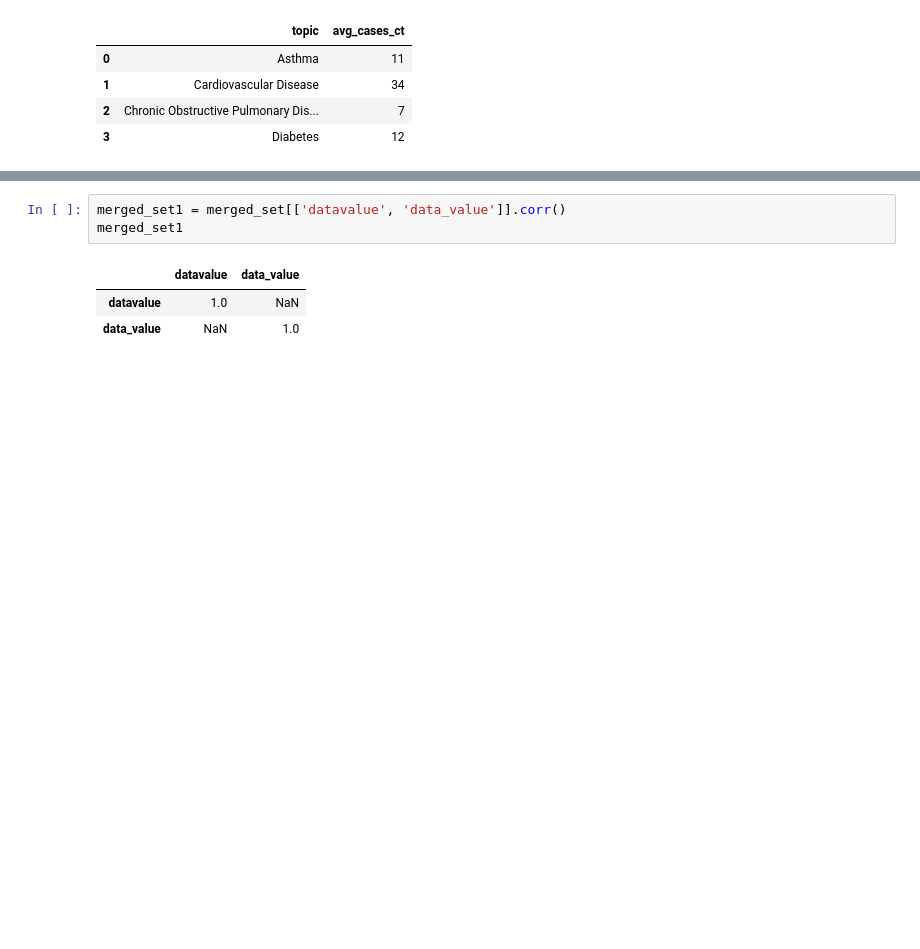
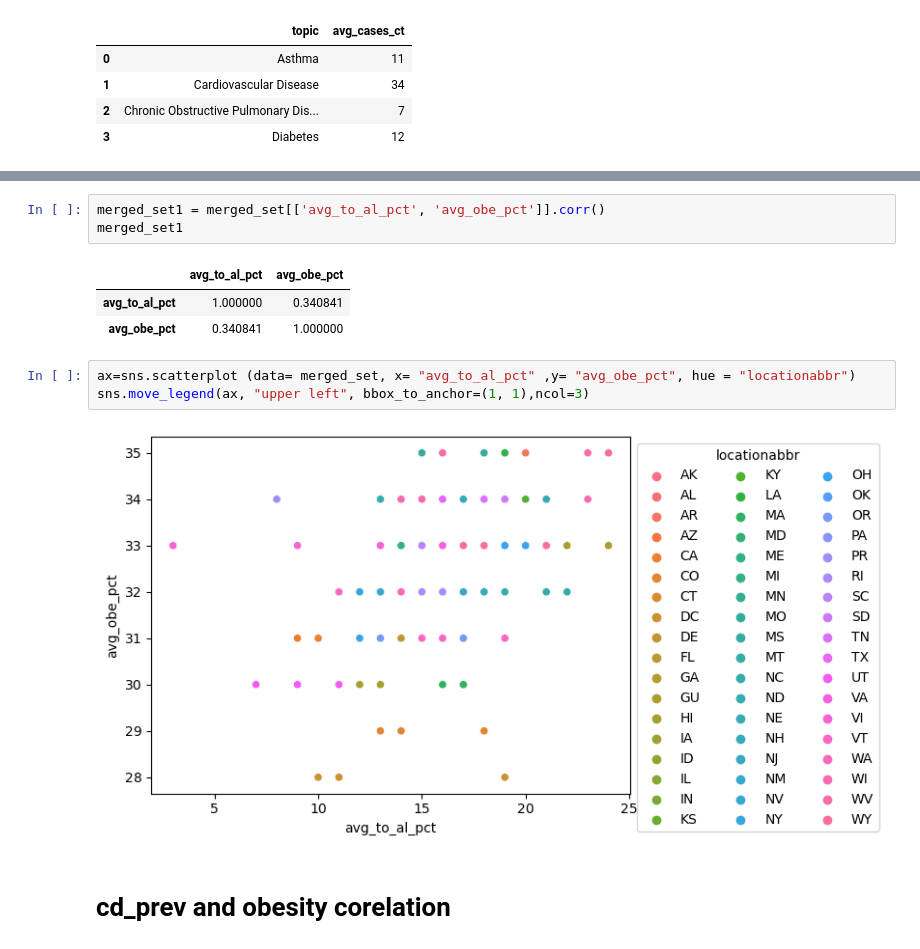
Before and after one commit to Khush0395/capstone_ptl, a Jupyter notebook: script/cd_pgpython.ipynb, the cells around one changed output, grey strips where cells are left out. Cells and saved outputs as stored; diff of their text form; blank space fills up the shorter version.

```diff
--- a/script/cd_pgpython.ipynb
+++ b/script/cd_pgpython.ipynb
@@ -642,7 +687,14 @@ merged_set
 # %%
-merged_set1 = merged_set[['datavalue', 'data_value']].corr()
+merged_set1 = merged_set[['avg_to_al_pct', 'avg_obe_pct']].corr()
 merged_set1
 # %% [output]
-|  | datavalue | data_value |
-| datavalue | 1.0 | NaN |
-| data_value | NaN | 1.0 |
+|  | avg_to_al_pct | avg_obe_pct |
+| avg_to_al_pct | 1.000000 | 0.340841 |
+| avg_obe_pct | 0.340841 | 1.000000 |
+# %%
+ax=sns.scatterplot (data= merged_set, x= "avg_to_al_pct" ,y= "avg_obe_pct", hue = "locationabbr")
+sns.move_legend(ax, "upper left", bbox_to_anchor=(1, 1),ncol=3)
+# %% [output]
+[figure, added]
+# %% [markdown]
+# cd_prev and obesity corelation
```
Also changed, not shown: parts of 36 cells of this notebook, 2 other files.
